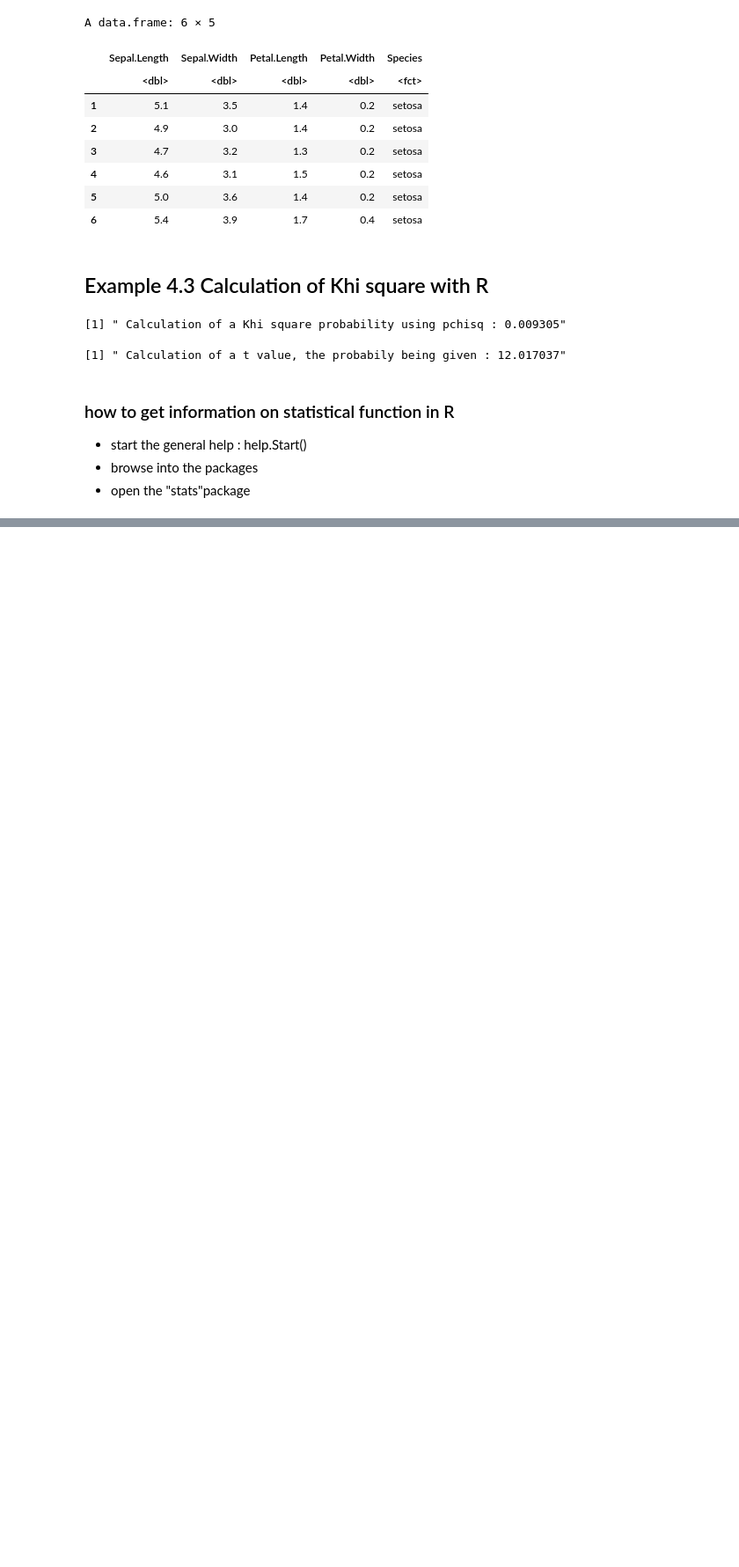
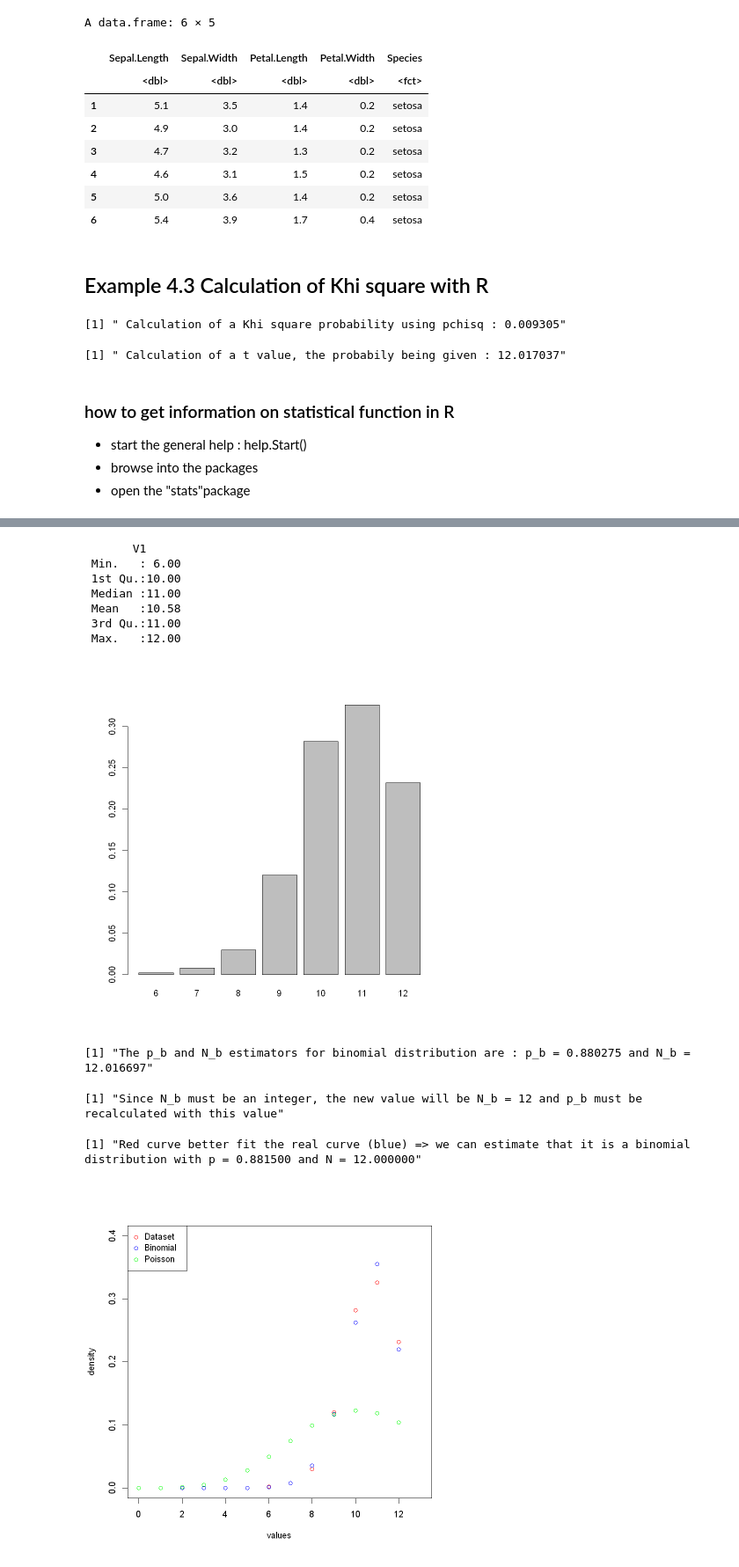
Before and after one commit to EricKiennemann/FSML2_R, a Jupyter notebook: R samples.ipynb, the cells around one changed output, grey strips where cells are left out. Shown at 88% size. Cells and saved outputs as stored; diff of their text form; code cells hidden in the pictures; blank space fills up the shorter version.

```diff
--- a/R samples.ipynb
+++ b/R samples.ipynb
@@ -453,0 +462,45 @@ sprintf(" Calculation of a t value, the probabily being given : %f",qchisq(0.9,7
+# %%
+df3 <- read.table("C:\\Users\\erick\\OneDrive - Data ScienceTech Institute\\course\\FSML2\\R samples\\data3.txt", header = FALSE, sep = ",")
+A3 = as.matrix(df3)
+summary(A3)
+reality = table(A3)/500
+barplot(reality)
+x=6:12
+
+plot(x,reality,col='red',type='p',xlim=c(0,13),ylim=c(0,0.4),xlab="values",ylab="density")
+
+
+p_b = (mean(A3)-var(A3))/mean(A3)
+N_b = mean(A3)/p_b # must be an integer
+sprintf("The p_b and N_b estimators for binomial distribution are : p_b = %f and N_b = %f",p_b,N_b)
+sprintf("Since N_b must be an integer, the new value will be N_b = 12 and p_b must be recalculated with this value")
+N_b = 12
+p_b = mean(A3)/N_b
+
+xx=0:N_b
+par(new=TRUE)
+Bin = dbinom(xx,N_b,p_b)
+count_bin = table(Bin)
+plot(xx,Bin,col='blue',type='p',xlim=c(0,13),ylim=c(0,0.4),xlab="",ylab="")
+
+par(new=TRUE)
+x=0:12
+Pois = dpois(x,lambda)
+count_pois = table(Pois)
+#barplot(count_pois / 5000, col = 'blue')
+plot(x,Pois,col='green',type='p',xlim=c(0,13),ylim=c(0,0.4),xlab="",ylab="")
+legend("topleft" ,legend=c("Dataset", "Binomial","Poisson"), col=c("red", "blue","green"),pch = c(1,1,1))
+sprintf("Red curve better fit the real curve (blue) => we can estimate that it is a binomial distribution with p = %f and N = %f",p_b,N_b)
+# %% [output]
+       V1
+ Min.   : 6.00
+ 1st Qu.:10.00
+ Median :11.00
+ Mean   :10.58
+ 3rd Qu.:11.00
+ Max.   :12.00
+[figure, added]
+[1] "The p_b and N_b estimators for binomial distribution are : p_b = 0.880275 and N_b = 12.016697"
+[1] "Since N_b must be an integer, the new value will be N_b = 12 and p_b must be recalculated with this value"
+[1] "Red curve better fit the real curve (blue) => we can estimate that it is a binomial distribution with p = 0.881500 and N = 12.000000"
+[figure, added]
```
Also changed, not shown: parts of 21 cells of this notebook.
